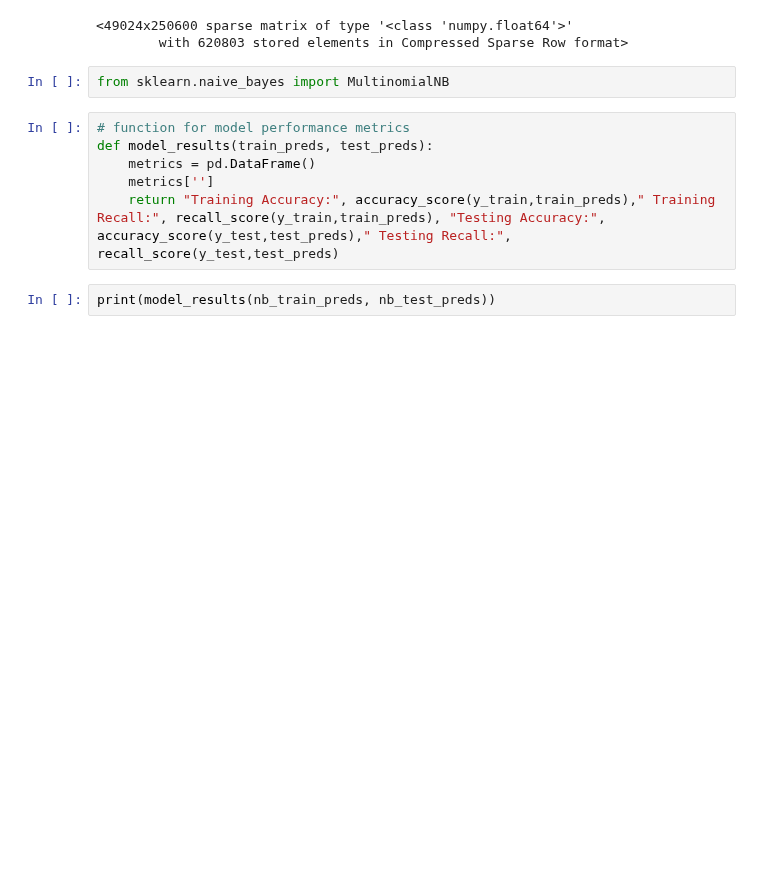
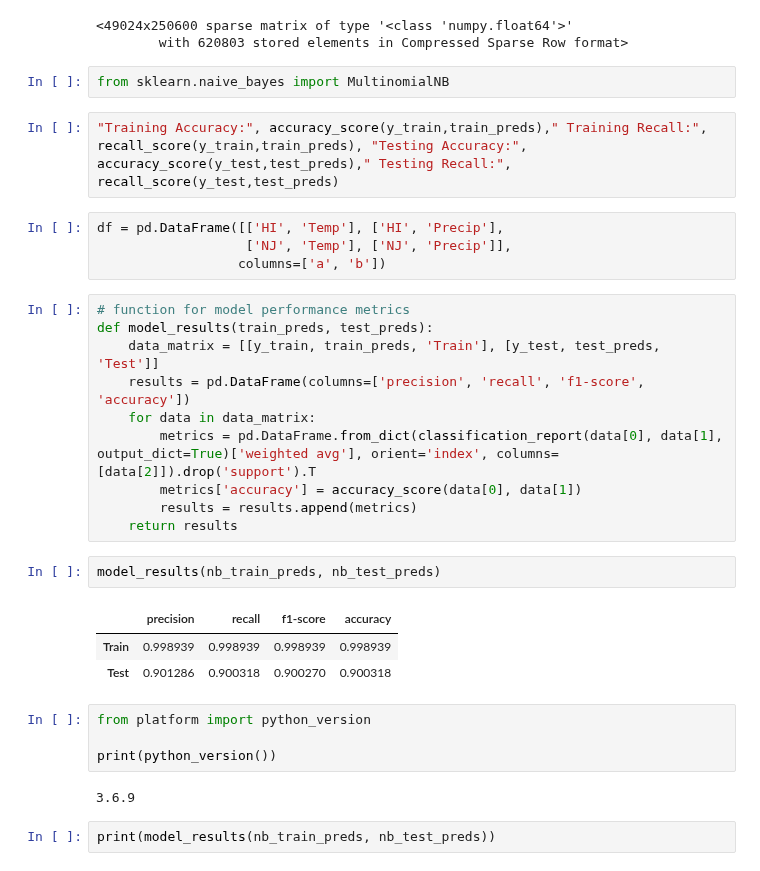
Before and after one commit to tjkim614/clickbait_headline_detector, a Jupyter notebook: 2_scrub.ipynb, the cells around one changed output. Saved outputs shown, nothing was run; the diff lists cells and outputs as text; blank space fills up the shorter version.

```diff
--- a/2_scrub.ipynb
+++ b/2_scrub.ipynb
@@ -381,11 +381,33 @@ tfidf_text_train
 # %%
 from sklearn.naive_bayes import MultinomialNB
 # %%
-# function for model performance metrics
-def model_results(train_preds, test_preds):
-    metrics = pd.DataFrame()
-    metrics['']
-    return "Training Accuracy:", accuracy_score(y_train,train_preds)," Training Recall:", recall_score(y_train,train_preds), "Testing Accuracy:", accuracy_score(y_test,test_preds)," Testing Recall:", recall_score(y_test,test_preds)
+"Training Accuracy:", accuracy_score(y_train,train_preds)," Training Recall:", recall_score(y_train,train_preds), "Testing Accuracy:", accuracy_score(y_test,test_preds)," Testing Recall:", recall_score(y_test,test_preds)
+# %%
+df = pd.DataFrame([['HI', 'Temp'], ['HI', 'Precip'],
+                   ['NJ', 'Temp'], ['NJ', 'Precip']],
+                  columns=['a', 'b'])
+# %%
+# function for model performance metrics
+def model_results(train_preds, test_preds):
+    data_matrix = [[y_train, train_preds, 'Train'], [y_test, test_preds, 'Test']]
+    results = pd.DataFrame(columns=['precision', 'recall', 'f1-score', 'accuracy'])
+    for data in data_matrix:
+        metrics = pd.DataFrame.from_dict(classification_report(data[0], data[1], output_dict=True)['weighted avg'], orient='index', columns=[data[2]]).drop('support').T
+        metrics['accuracy'] = accuracy_score(data[0], data[1])
+        results = results.append(metrics)
+    return results
+# %%
+model_results(nb_train_preds, nb_test_preds)
+# %% [output]
+|  | precision | recall | f1-score | accuracy |
+| Train | 0.998939 | 0.998939 | 0.998939 | 0.998939 |
+| Test | 0.901286 | 0.900318 | 0.900270 | 0.900318 |
+# %%
+from platform import python_version
+
+print(python_version())
+# %% [output]
+3.6.9
 # %%
 print(model_results(nb_train_preds, nb_test_preds))
 # %% [output]
```
